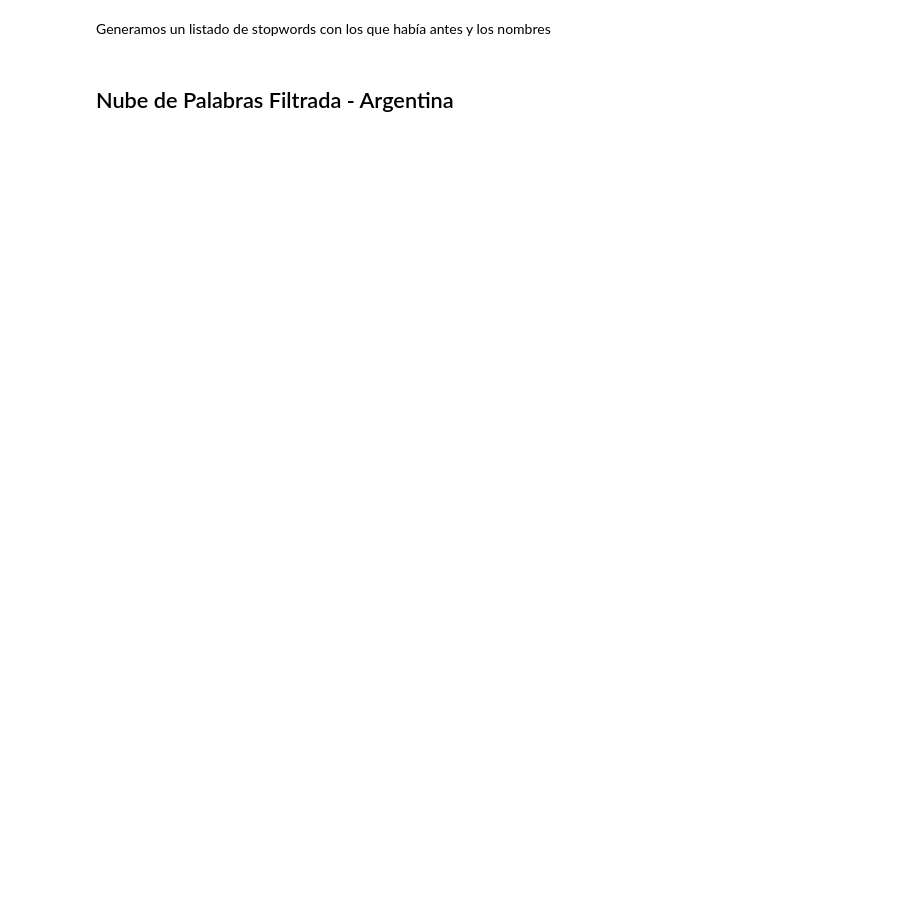
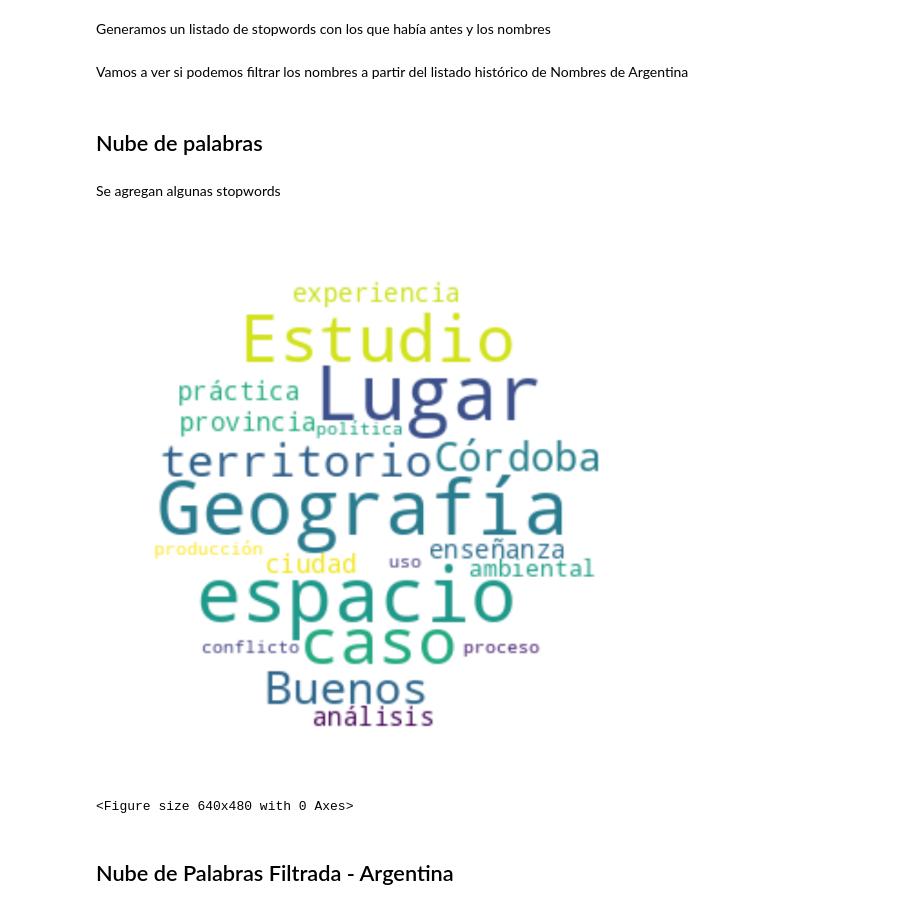
Before and after one commit to martinfernandoortiz/wordCloud_Geografia, a Jupyter notebook: wordCloud.ipynb, the cells around one changed output. Cells and saved outputs as stored; diff of their text form; code cells hidden in the pictures; blank space fills up the shorter version.

```diff
--- a/wordCloud.ipynb
+++ b/wordCloud.ipynb
@@ -216,6 +157,37 @@ Generamos un listado de stopwords con los que había antes y los nombres
 # %%
 #Generamos un listado con las palabras que no suman y los nombres
 stopwords_total.extend(unique_names)
+# %% [markdown]
+Vamos a ver si podemos filtrar los nombres a partir del listado histórico de Nombres de Argentina
+# %% [markdown]
+## Nube de palabras
+# %% [markdown]
+Se agregan algunas stopwords
+# %%
+#Forma de Circulo
+x, y = np.ogrid[:300, :300]
+mask = (x - 150) ** 2 + (y - 150) ** 2 > 130 ** 2
+mask = 255 * mask.astype(int)
+
+
+wc = WordCloud(height = 300, width = 300, background_color="white", repeat=True,
+               mask=mask,
+               max_font_size = 42, min_font_size = 6,
+               #colormap = "magma",
+               max_words = 20,
+               #contour_width = .1, contour_color = "grey",
+               stopwords = stopwords_total)
+wc.generate(text)
+
+
+plt.figure(figsize=(10, 10))
+plt.axis("off")
+plt.imshow(wc, interpolation="bilinear")
+plt.show()
+plt.savefig('/content/drive/MyDrive/datasets_colab/imagenes/word2.jpg',bbox_inches='tight', dpi=90)
+# %% [output]
+[figure, added]
+<Figure size 640x480 with 0 Axes>
 # %% [markdown]
 ## Nube de Palabras Filtrada - Argentina
 # %%
```
Also changed, not shown: parts of 26 cells of this notebook.
